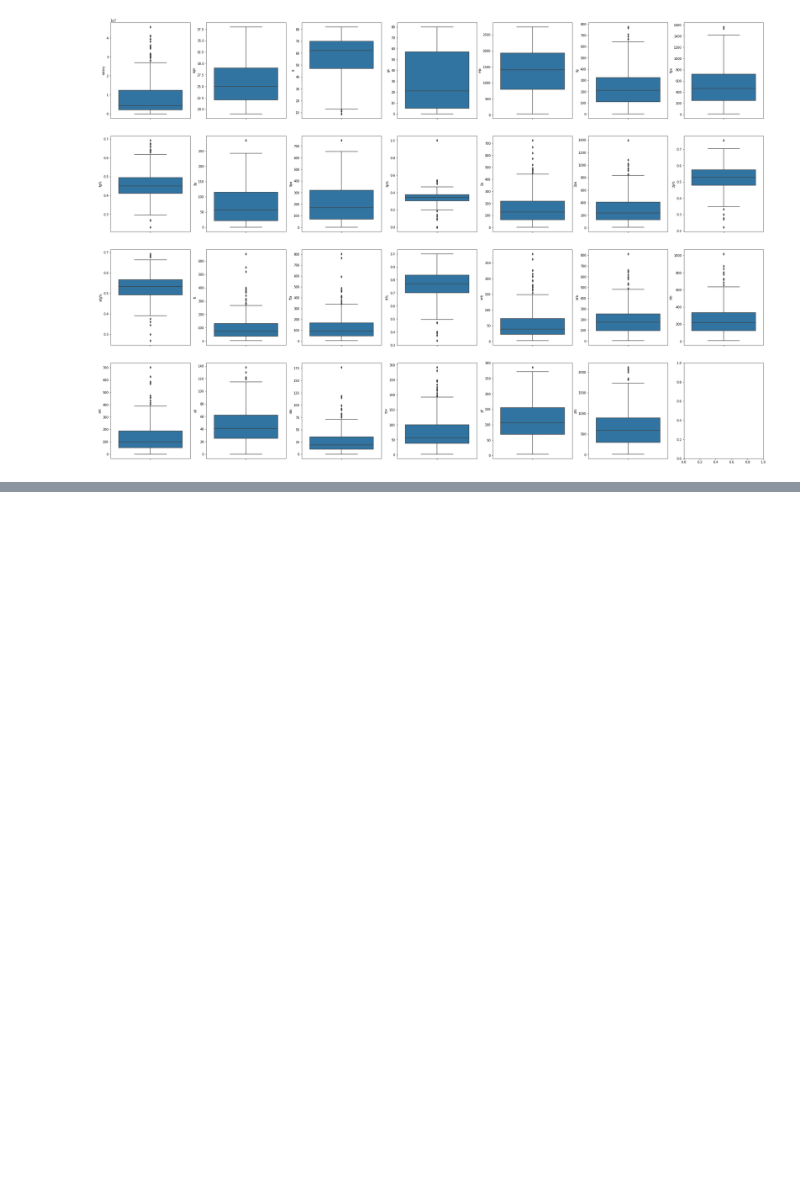
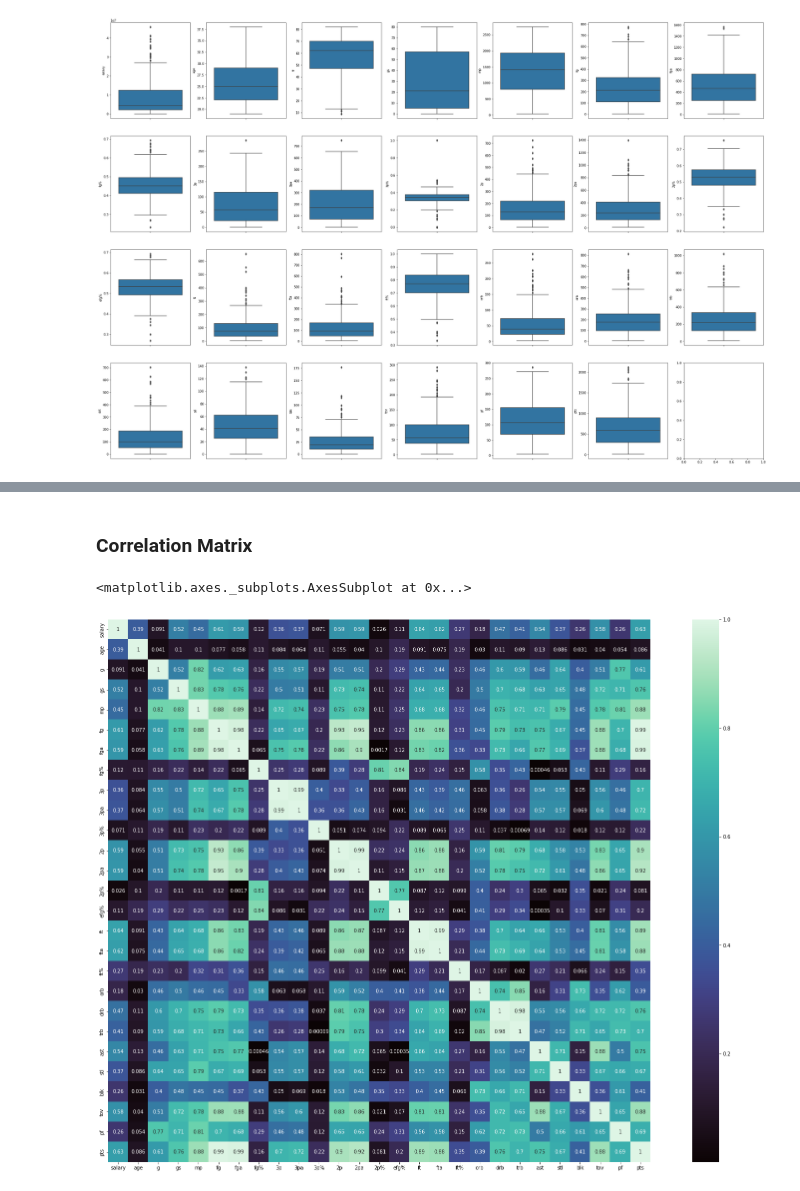
Before and after one commit to HLCarbon/DeepLearning, a Jupyter notebook: TensorFlow_Derek.ipynb, the cells around one changed output, grey strips where cells are left out. Cells and saved outputs as stored; diff of their text form; code cells hidden in the pictures; blank space fills up the shorter version.

```diff
--- a/TensorFlow_Derek.ipynb
+++ b/TensorFlow_Derek.ipynb
@@ -107,0 +124,9 @@ plt.tight_layout(pad = 0.4, w_pad = 0.5, h_pad=5.0)
+# %% [markdown]
+### Correlation Matrix
+# %%
+plt.figure(figsize = (30,20))
+sns.heatmap(nba_data_actual_numeric.corr().abs(), annot = True,
+            square = True, cmap = 'mako')
+# %% [output]
+<matplotlib.axes._subplots.AxesSubplot at 0x...>
+[figure, added]
```
Also changed, not shown: parts of 4 cells of this notebook.
